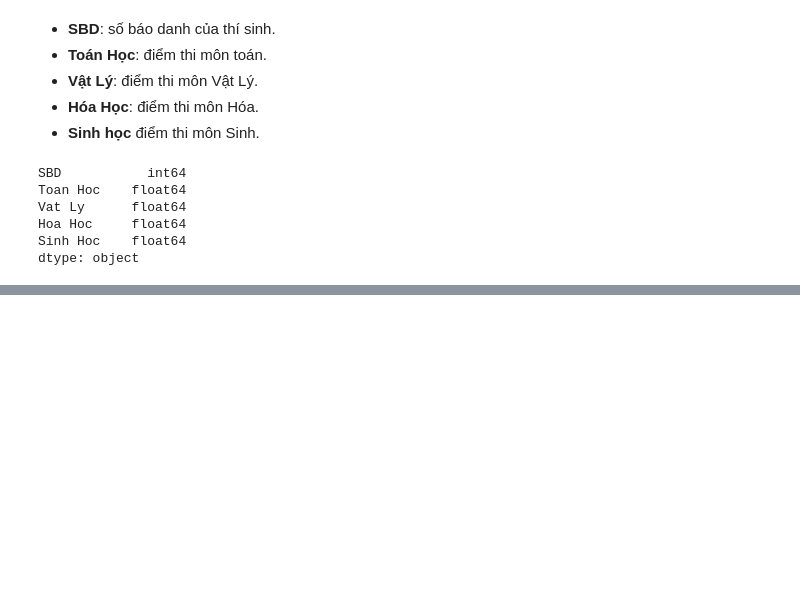
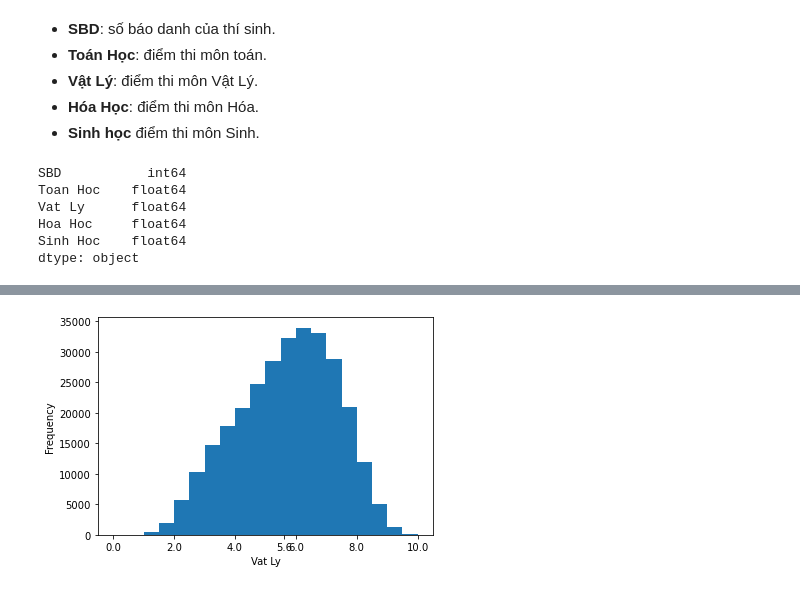
Before and after one commit to TungNguyen2000/LTKHDL_DoAn, a Jupyter notebook: DoAn/Untitled.ipynb, the cells around one changed output, grey strips where cells are left out. Cells and saved outputs as stored; diff of their text form; code cells hidden in the pictures; blank space fills up the shorter version.

```diff
--- a/DoAn/Untitled.ipynb
+++ b/DoAn/Untitled.ipynb
@@ -78,0 +79,8 @@ học sinh Việt Nam có xu hướng giỏi Tự Nhiên hơn hay xã hội hơn
+# %%
+vl_series = point_df["Vat Ly"]
+vl_series.plot.hist(bins=20)
+plt.xticks(list(range(0, 11,2)) + [round(vl_series.mean(),1)])
+plt.xlabel("Vat Ly")
+plt.show()
+# %% [output]
+[figure, added]
```
Also changed, not shown: parts of 10 cells of this notebook.
